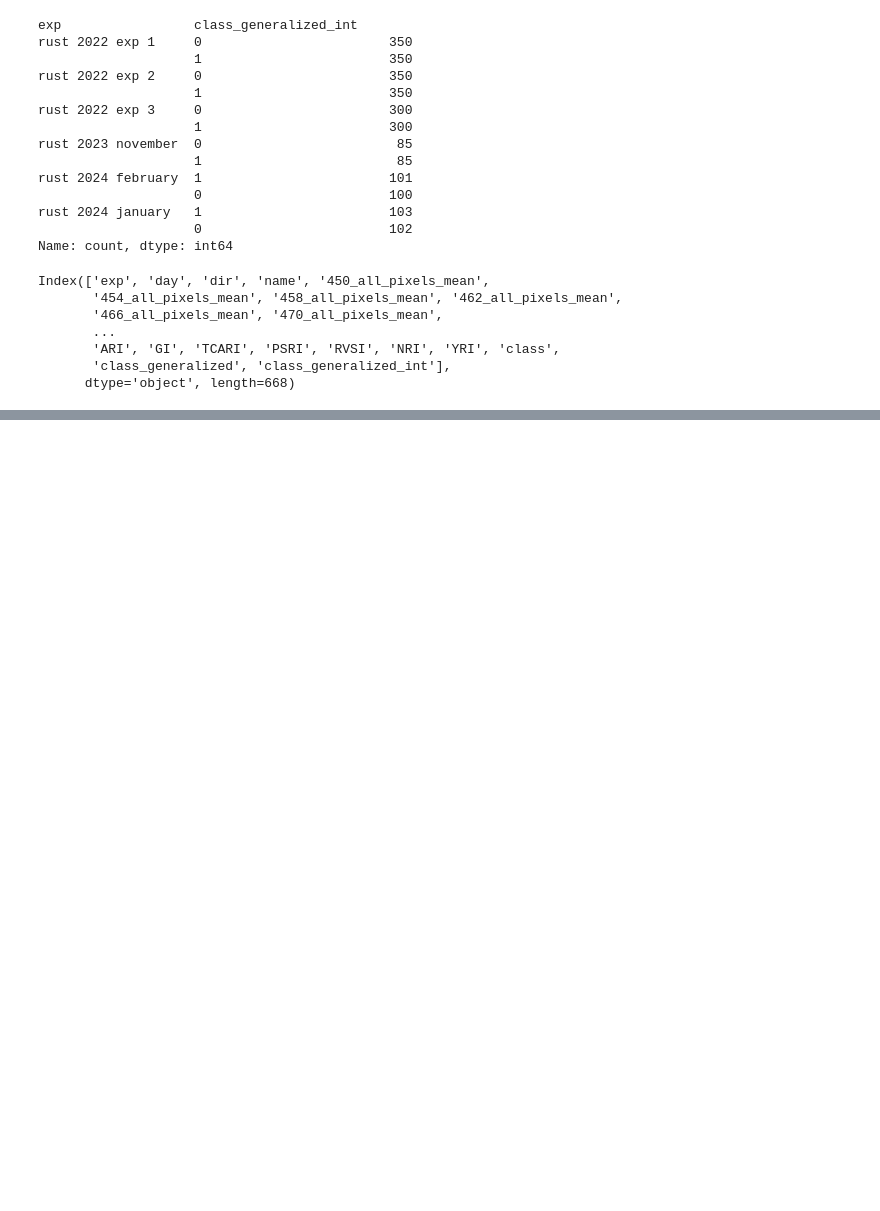
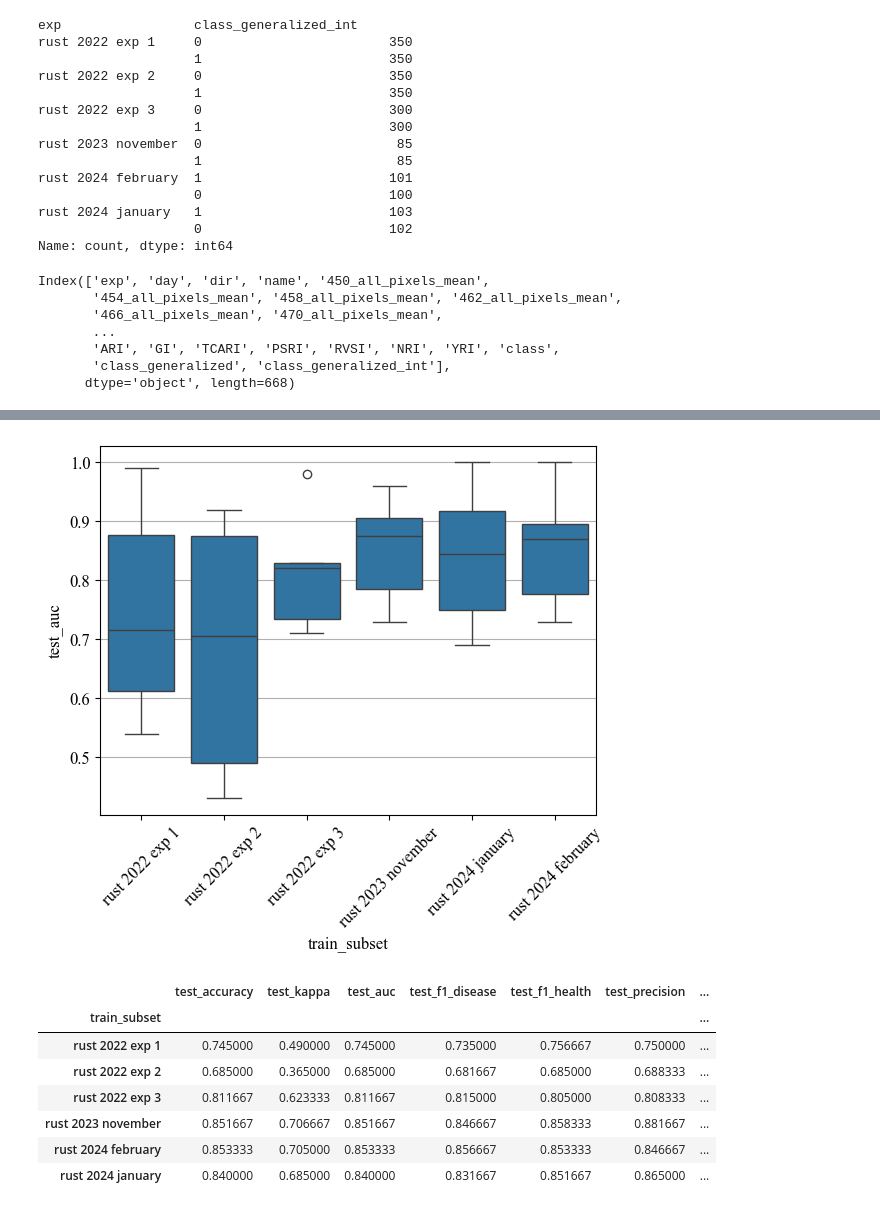
Before and after one commit to DanilaEremenko/HyperProcessing, a Jupyter notebook: main_ml_classify.ipynb, the cells around one changed output, grey strips where cells are left out. Drawn from its saved outputs; the diff is of its cells as text; code cells hidden in the pictures; blank space fills up the shorter version.

```diff
--- a/main_ml_classify.ipynb
+++ b/main_ml_classify.ipynb
@@ -238,0 +307,21 @@ fit_svm(
+# %%
+import seaborn as sns
+
+font = {'family': 'Times New Roman', 'weight': 'normal', 'size': 12}
+matplotlib.rc('font', **font)
+plt.grid()
+sns.boxplot(data=test_cv_df, x="train_subset", y="test_auc")
+plt.xticks(rotation=45)
+plt.show()
+
+test_cv_df[['train_subset','test_accuracy','test_kappa','test_auc','test_f1_disease','test_f1_health','test_precision','test_recall']].groupby('train_subset').mean()
+# %% [output]
+[figure, added]
+|  | test_accuracy | test_kappa | test_auc | test_f1_disease | test_f1_health | test_precision | ... |
+| train_subset |  |  |  |  |  |  | ... |
+| rust 2022 exp 1 | 0.745000 | 0.490000 | 0.745000 | 0.735000 | 0.756667 | 0.750000 | ... |
+| rust 2022 exp 2 | 0.685000 | 0.365000 | 0.685000 | 0.681667 | 0.685000 | 0.688333 | ... |
+| rust 2022 exp 3 | 0.811667 | 0.623333 | 0.811667 | 0.815000 | 0.805000 | 0.808333 | ... |
+| rust 2023 november | 0.851667 | 0.706667 | 0.851667 | 0.846667 | 0.858333 | 0.881667 | ... |
+| rust 2024 february | 0.853333 | 0.705000 | 0.853333 | 0.856667 | 0.853333 | 0.846667 | ... |
+| rust 2024 january | 0.840000 | 0.685000 | 0.840000 | 0.831667 | 0.851667 | 0.865000 | ... |
```
Also changed, not shown: parts of 16 cells of this notebook.
